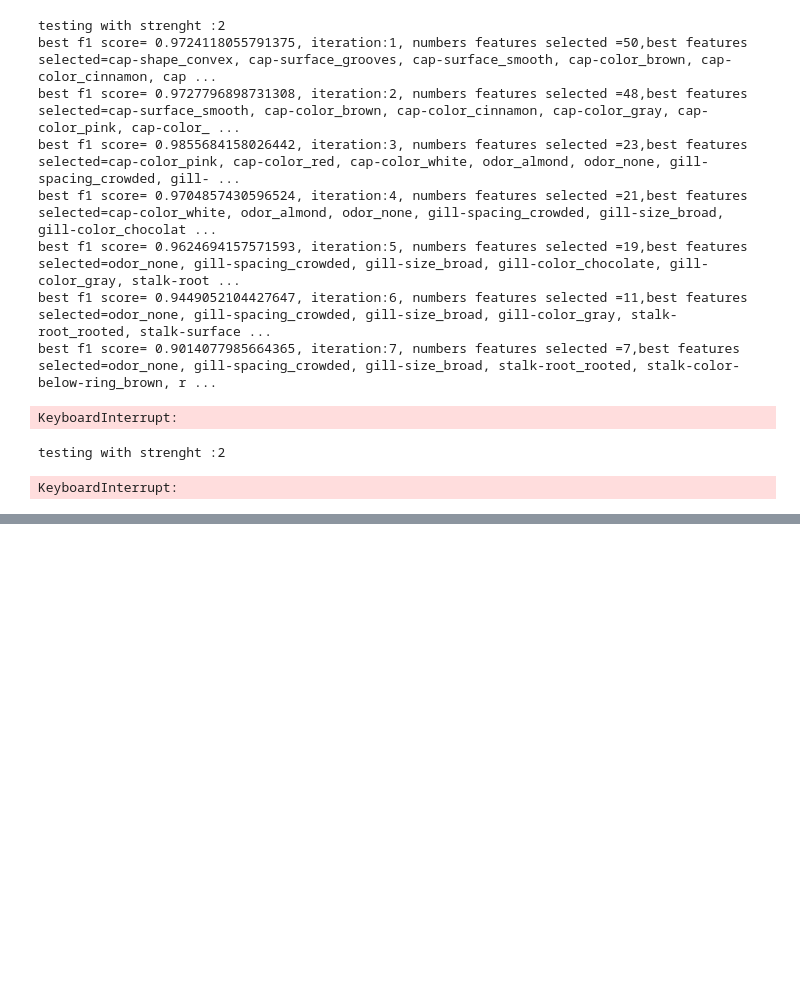
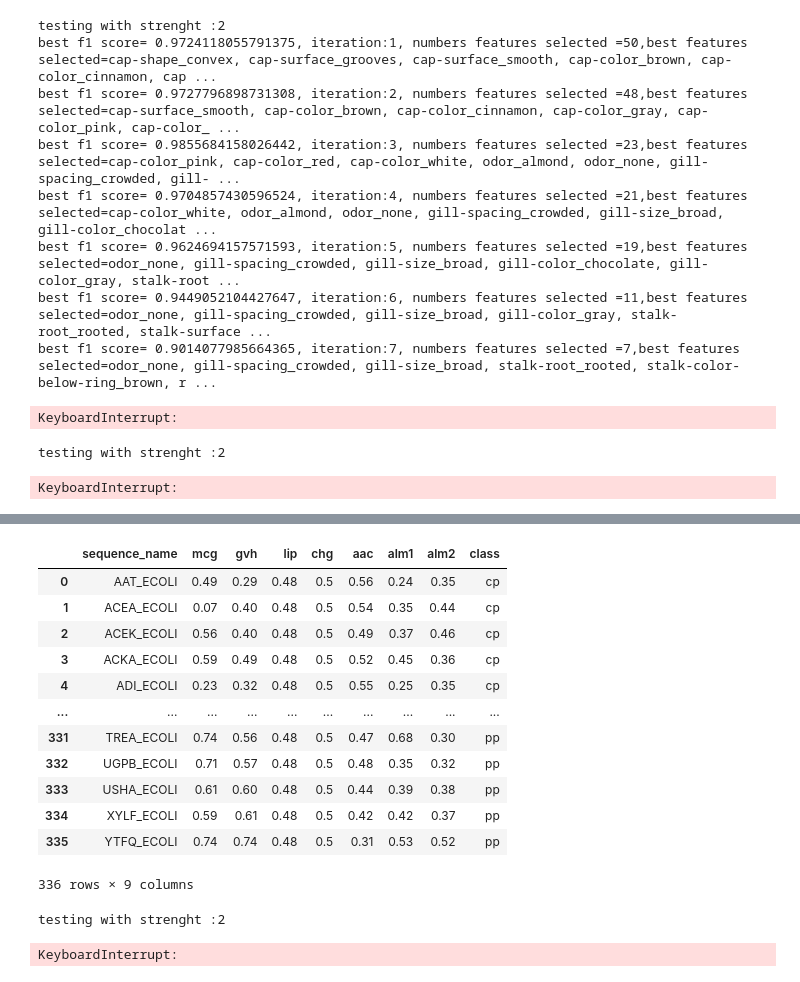
Before and after one commit to mikefixer/icafs, a Jupyter notebook: notebookes/icafs.ipynb, the cells around one changed output, grey strips where cells are left out. Drawn from its saved outputs; the diff is of its cells as text; code cells hidden in the pictures; blank space fills up the shorter version.

```diff
--- a/notebookes/icafs.ipynb
+++ b/notebookes/icafs.ipynb
@@ -958,0 +984,19 @@ KeyboardInterrupt:
+# %%
+import pandas as pd
+
+# Define the column names for the E. coli dataset
+column_names = [
+    'sequence_name', 'mcg', 'gvh', 'lip', 'chg', 'aac', 'alm1', 'alm2', 'class'
+]
+
+# Load the dataset from a local file or URL
+# Note: You might need to change the file path to where you've saved the data.
+# UCI Machine Learning Repository URL for the dataset:
+url = 'https://archive.ics.uci.edu/ml/machine-learning-databases/ecoli/ecoli.data'
+
+df_abolone = pd.read_csv(url, delim_whitespace=True, header=None, names=column_names)
+
+# Display the first few rows and the class distribution
+print("Original Dataset Shape:", df.shape)
+print("\nOriginal Class Distribution:")
+print(df_abolone['class'].value_counts())
@@ -958,0 +1017,16 @@ KeyboardInterrupt:
+# %%
+df_abolone
+# %% [output]
+|  | sequence_name | mcg | gvh | lip | chg | aac | alm1 | alm2 | class |
+| 0 | AAT_ECOLI | 0.49 | 0.29 | 0.48 | 0.5 | 0.56 | 0.24 | 0.35 | cp |
+| 1 | ACEA_ECOLI | 0.07 | 0.40 | 0.48 | 0.5 | 0.54 | 0.35 | 0.44 | cp |
+| 2 | ACEK_ECOLI | 0.56 | 0.40 | 0.48 | 0.5 | 0.49 | 0.37 | 0.46 | cp |
+| 3 | ACKA_ECOLI | 0.59 | 0.49 | 0.48 | 0.5 | 0.52 | 0.45 | 0.36 | cp |
+| 4 | ADI_ECOLI | 0.23 | 0.32 | 0.48 | 0.5 | 0.55 | 0.25 | 0.35 | cp |
+| ... | ... | ... | ... | ... | ... | ... | ... | ... | ... |
+| 331 | TREA_ECOLI | 0.74 | 0.56 | 0.48 | 0.5 | 0.47 | 0.68 | 0.30 | pp |
+| 332 | UGPB_ECOLI | 0.71 | 0.57 | 0.48 | 0.5 | 0.48 | 0.35 | 0.32 | pp |
+| 333 | USHA_ECOLI | 0.61 | 0.60 | 0.48 | 0.5 | 0.44 | 0.39 | 0.38 | pp |
+| 334 | XYLF_ECOLI | 0.59 | 0.61 | 0.48 | 0.5 | 0.42 | 0.42 | 0.37 | pp |
+| 335 | YTFQ_ECOLI | 0.74 | 0.74 | 0.48 | 0.5 | 0.31 | 0.53 | 0.52 | pp |
+336 rows × 9 columns
@@ -958,0 +1044,11 @@ KeyboardInterrupt:
+# %%
+my_dict_knn_avolone = {}
+max_strength = 6
+for t in range(2,max_strength +1):
+    print(f"testing with strenght :{t}")
+    iterations ,feature,score = ICAFS(X_abolone,y_abolone,t,10,'KNeighborsClassifier(n_neighbors=2)',True)
+    float_scores = [x.item() for x in score]
+    my_dict_knn_avolone[t] = float_scores
+# %% [output]
+testing with strenght :2
+KeyboardInterrupt:
```
Also changed, not shown: parts of 19 cells of this notebook, 1 other file.
